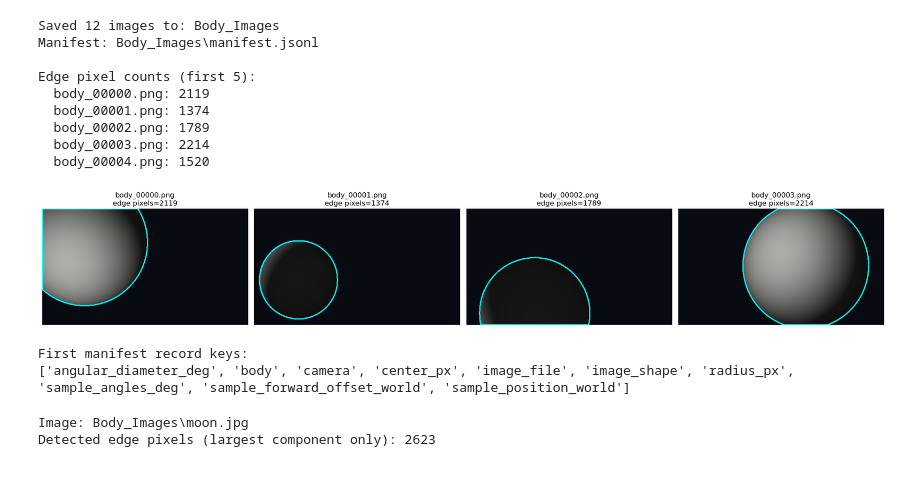
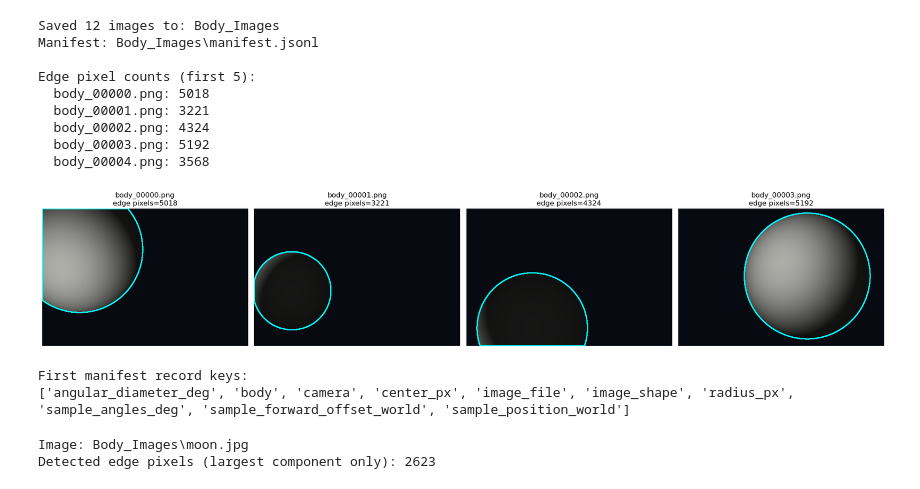
Before and after one commit to colin-skinner/horizon-op-nav, a Jupyter notebook: Measurments/edgedetecton.ipynb, the cells around one changed output. Drawn from its saved outputs; the diff is of its cells as text; code cells hidden in the pictures.

```diff
--- a/Measurments/edgedetecton.ipynb
+++ b/Measurments/edgedetecton.ipynb
@@ -16,10 +1,23 @@ e2p = importlib.reload(e2p)
 # %%
+import importlib
+import json
+from pathlib import Path
 
+import matplotlib.pyplot as plt
+import numpy as np
+
+
+
+import SphereGenerator as sg
+import Image_2_points as e2p
+
+sg = importlib.reload(sg)
+e2p = importlib.reload(e2p)
 
 # --- Scene setup ---
 camera = sg.CameraSettings(
-    width=1280,
-    height=720,
+    width=3000,
+    height=2000,
     horizontal_fov_deg=60.0,
     position_world=np.array([0.0, 0.0, 4_000_000.0]),
     forward_world=np.array([0.0, 0.0, -1.0]),
@@ -65,39 +63,39 @@ preview_n = min(4, len(saved_paths))
 fig, axes = plt.subplots(1, preview_n, figsize=(5 * preview_n, 5))
 if preview_n == 1:
     axes = [axes]
 
 for i in range(preview_n):
     img = e2p.load_image_rgb(saved_paths[i])
     edge_result = e2p.find_body_edge_pixels(img, color_tolerance=8.0)
 
     ax = axes[i]
     ax.imshow(img)
     coords = edge_result.edge_coordinates_xy
     if len(coords) > 0:
         ax.scatter(coords[:, 0], coords[:, 1], s=0.5, c="cyan", alpha=0.8)
     ax.set_title(f"{Path(saved_paths[i]).name}\nedge pixels={len(coords)}")
     ax.axis("off")
 
 plt.tight_layout()
 plt.show()
 
 # --- 4) Example: read one manifest record ---
 with open(manifest_path, "r", encoding="utf-8") as f:
     first_record = json.loads(f.readline())
 
 print("\nFirst manifest record keys:")
 print(sorted(first_record.keys()))
 # %% [output]
 Saved 12 images to: Body_Images
 Manifest: Body_Images\manifest.jsonl
 
 Edge pixel counts (first 5):
-  body_00000.png: 2119
-  body_00001.png: 1374
-  body_00002.png: 1789
-  body_00003.png: 2214
-  body_00004.png: 1520
+  body_00000.png: 5018
+  body_00001.png: 3221
+  body_00002.png: 4324
+  body_00003.png: 5192
+  body_00004.png: 3568
-[figure, old version]
+[figure, new version]
 First manifest record keys:
 ['angular_diameter_deg', 'body', 'camera', 'center_px', 'image_file', 'image_shape', 'radius_px', 'sample_angles_deg', 'sample_forward_offset_world', 'sample_position_world']
 # %%
```
Also changed, not shown: parts of 4 cells of this notebook, 4 other files.
